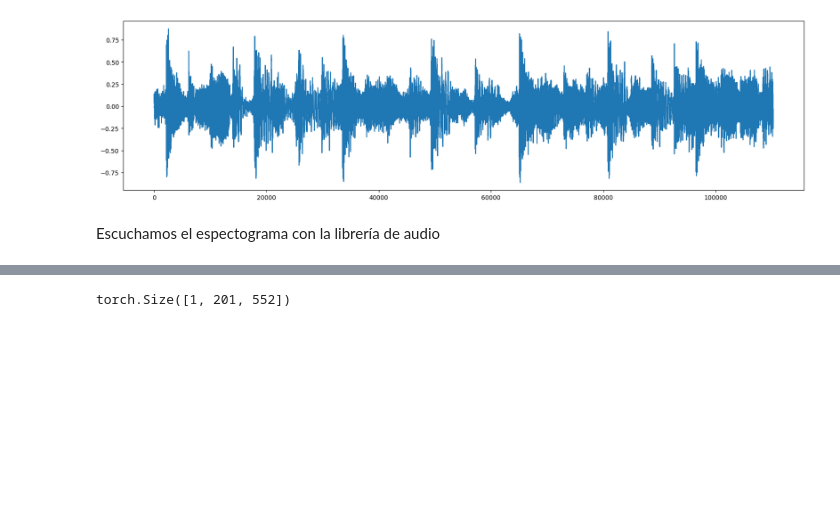
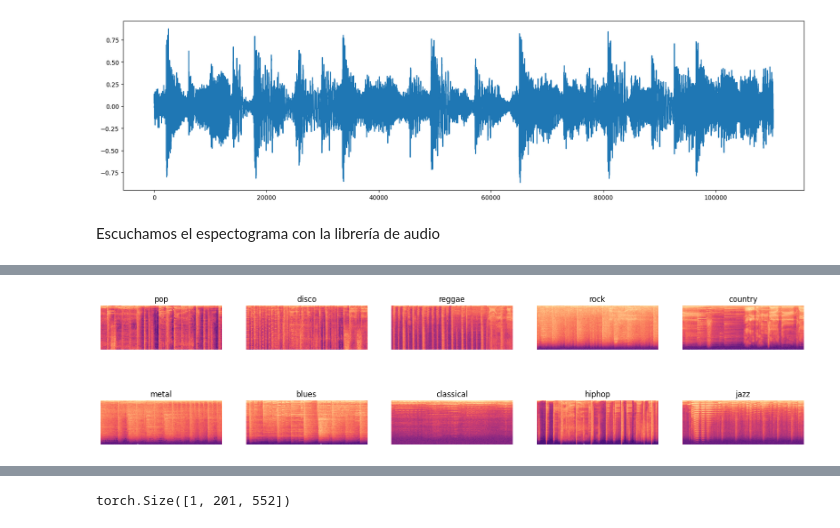
Before and after one commit to IgnacioPardo/TP4_TDVI, a Jupyter notebook: src/TP5_clasificador_musica_M5.ipynb, the cells around one changed output, grey strips where cells are left out. Cells and saved outputs as stored; diff of their text form; code cells hidden in the pictures; blank space fills up the shorter version.

```diff
--- a/src/TP5_clasificador_musica_M5.ipynb
+++ b/src/TP5_clasificador_musica_M5.ipynb
@@ -198,3 +217,24 @@ Escuchamos el espectograma con la librería de audio
 IPython.display.Audio(waveform,rate=samplerate)
 # %% [output]
 [interactive output not drawn]
+# %%
+# Visualize one spectogram from each class
+
+fig, axs = plt.subplots(2, len(classes)//2, figsize=(20, 5))
+
+sample_audios = []
+
+for i, c in enumerate(classes):
+    paths = [fname for fname in os.listdir(os.path.join(data_dir, c)) if fname.endswith('.wav')]
+    fname = paths[np.random.randint(len(paths))]
+    fpath = os.path.join(data_dir, c, fname)
+    sample_audios.append((c, fpath))
+    audio = torchaudio.load(fpath)[0]
+    specgram = tt.Spectrogram()(audio)
+    axs[i%2, i//2].imshow(specgram.log2()[0,:,:].numpy(),cmap='magma')
+    axs[i%2, i//2].set_title(c)
+    axs[i%2, i//2].axis('off')
+
+plt.show()
+# %% [output]
+[figure, added]
```
Also changed, not shown: parts of 13 cells of this notebook, 1 other file.
